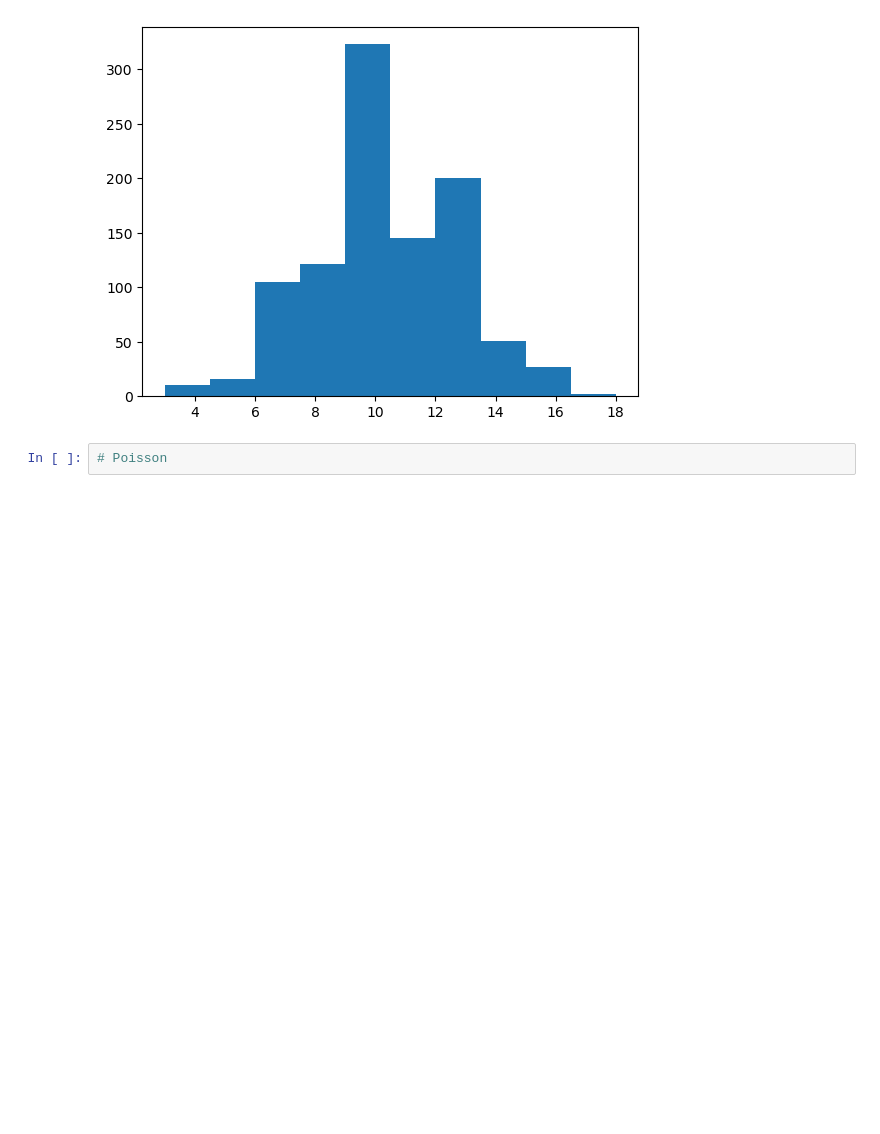
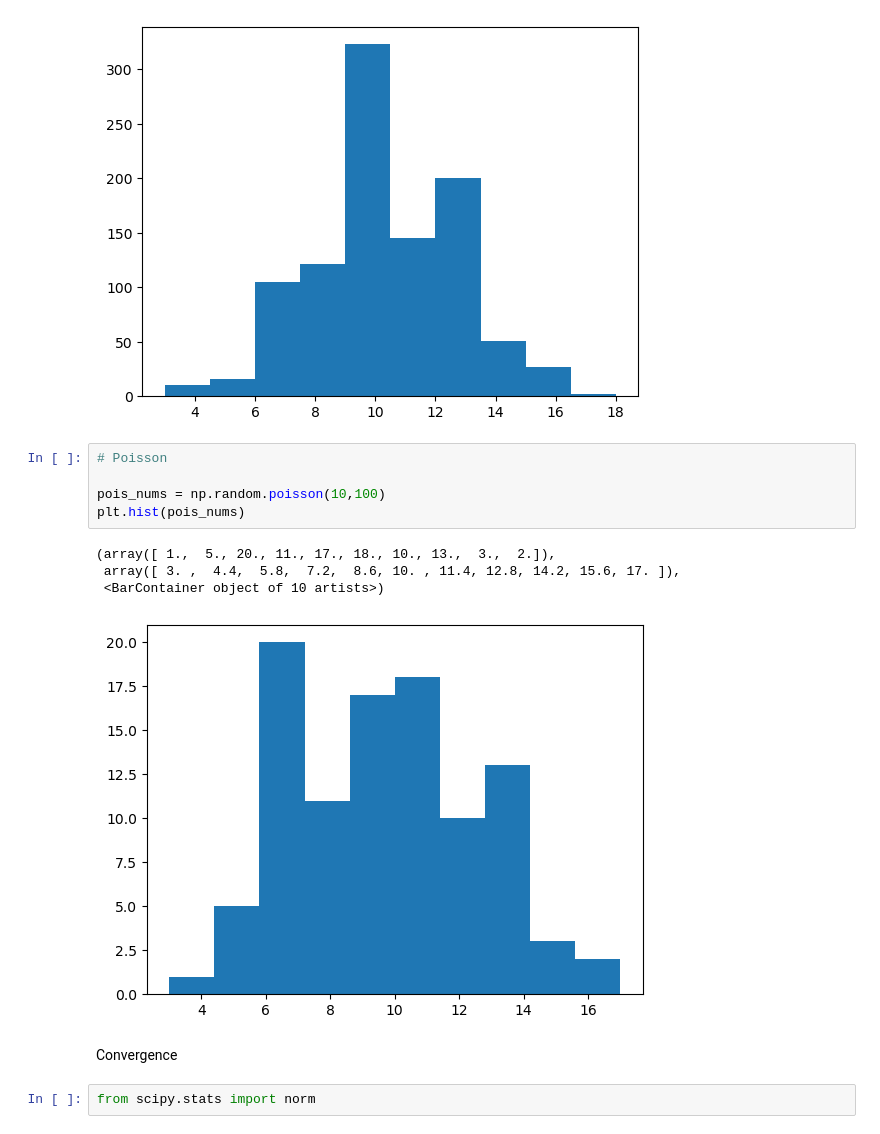
Before and after one commit to alonzi/projectEuler, a Jupyter notebook: euler.ipynb, the cells around one changed output. Saved outputs shown, nothing was run; the diff lists cells and outputs as text; blank space fills up the shorter version.

```diff
--- a/euler.ipynb
+++ b/euler.ipynb
@@ -59,5 +76,17 @@ plt.hist(bin_nums)
  array([ 3. ,  4.5,  6. ,  7.5,  9. , 10.5, 12. , 13.5, 15. , 16.5, 18. ]),
  <BarContainer object of 10 artists>)
 [figure]
-# %%
-# Poisson
+# %%
+# Poisson
+
+pois_nums = np.random.poisson(10,100)
+plt.hist(pois_nums)
+# %% [output]
+(array([ 1.,  5., 20., 11., 17., 18., 10., 13.,  3.,  2.]),
+ array([ 3. ,  4.4,  5.8,  7.2,  8.6, 10. , 11.4, 12.8, 14.2, 15.6, 17. ]),
+ <BarContainer object of 10 artists>)
+[figure, added]
+# %% [markdown]
+Convergence
+# %%
+from scipy.stats import norm
```
Also changed, not shown: parts of 18 cells of this notebook.
